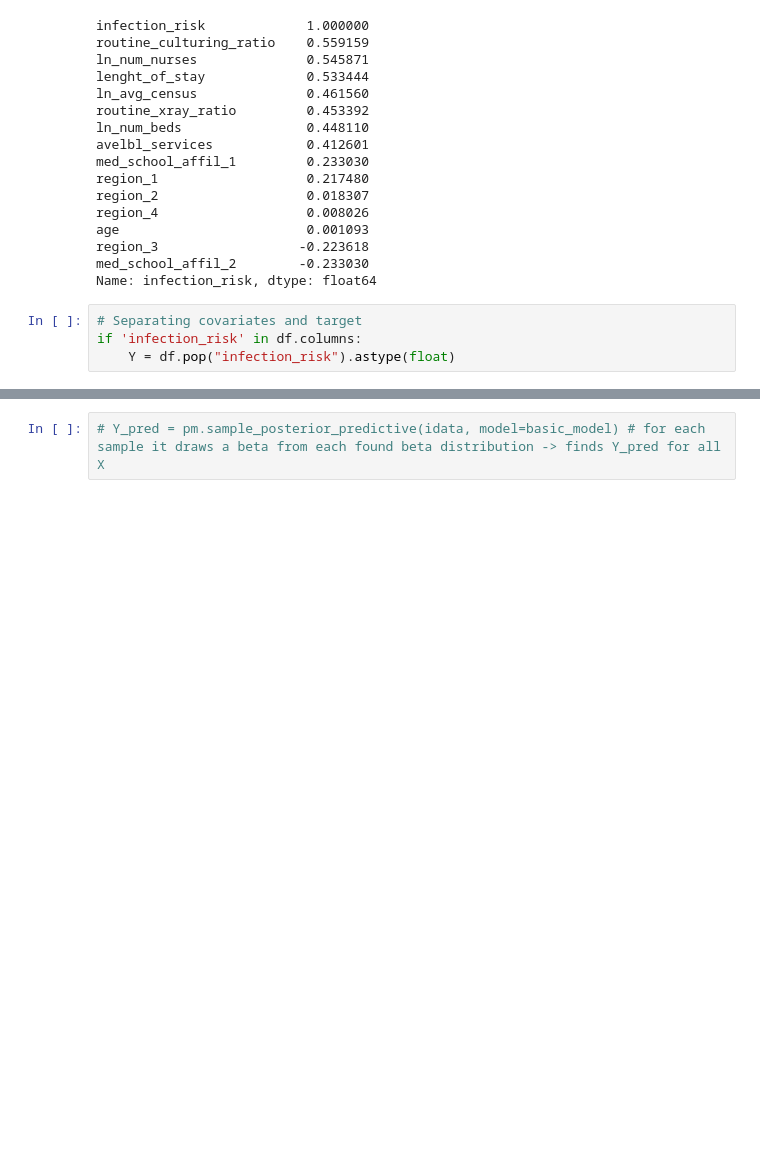
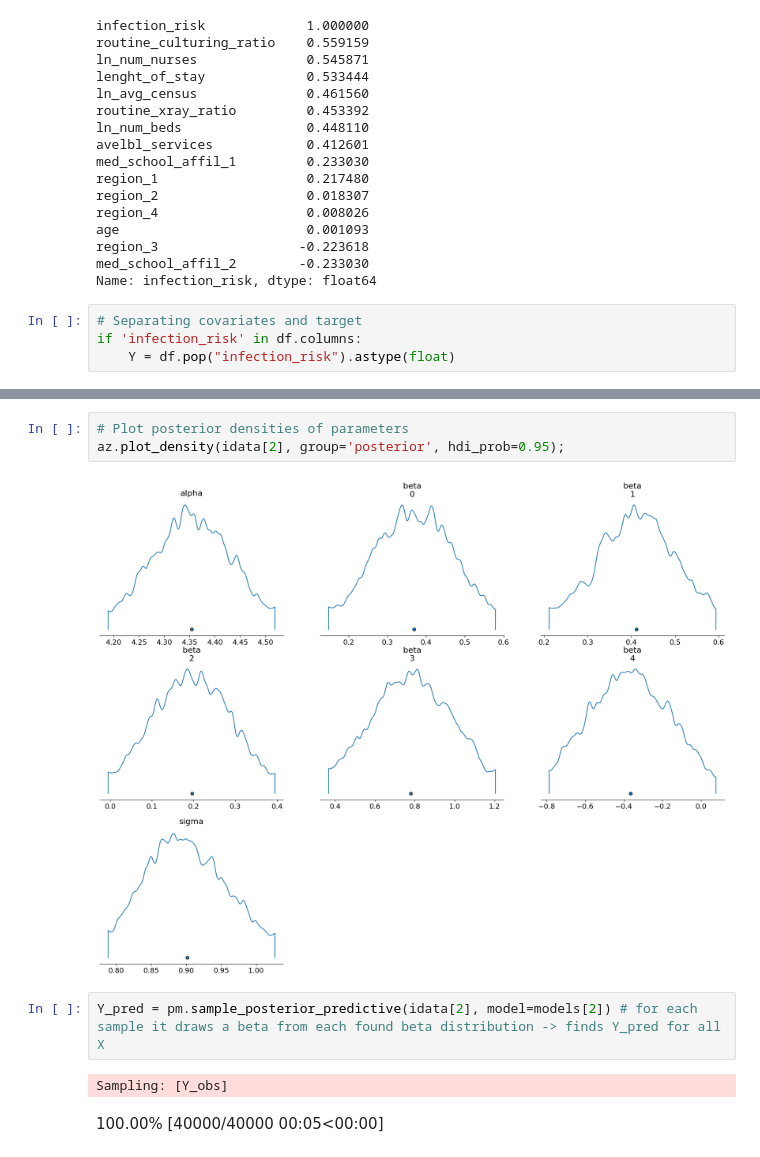
Before and after one commit to DaviGiordano/modeling-risk-infection, a Jupyter notebook: mcmc_with_metropolis_hastings.ipynb, the cells around one changed output, grey strips where cells are left out. Saved outputs shown, nothing was run; the diff lists cells and outputs as text; blank space fills up the shorter version.

```diff
--- a/mcmc_with_metropolis_hastings.ipynb
+++ b/mcmc_with_metropolis_hastings.ipynb
@@ -199,3 +213,11 @@ dfwaic
+# %%
+# Plot posterior densities of parameters
+az.plot_density(idata[2], group='posterior', hdi_prob=0.95);
+# %% [output]
+[figure, added]
 # %%
-# Y_pred = pm.sample_posterior_predictive(idata, model=basic_model) # for each sample it draws a beta from each found beta distribution -> finds Y_pred for all X
+Y_pred = pm.sample_posterior_predictive(idata[2], model=models[2]) # for each sample it draws a beta from each found beta distribution -> finds Y_pred for all X
+# %% [output]
+Sampling: [Y_obs]
+100.00% [40000/40000 00:05<00:00]
 # %%
```
Also changed, not shown: parts of 21 cells of this notebook.
